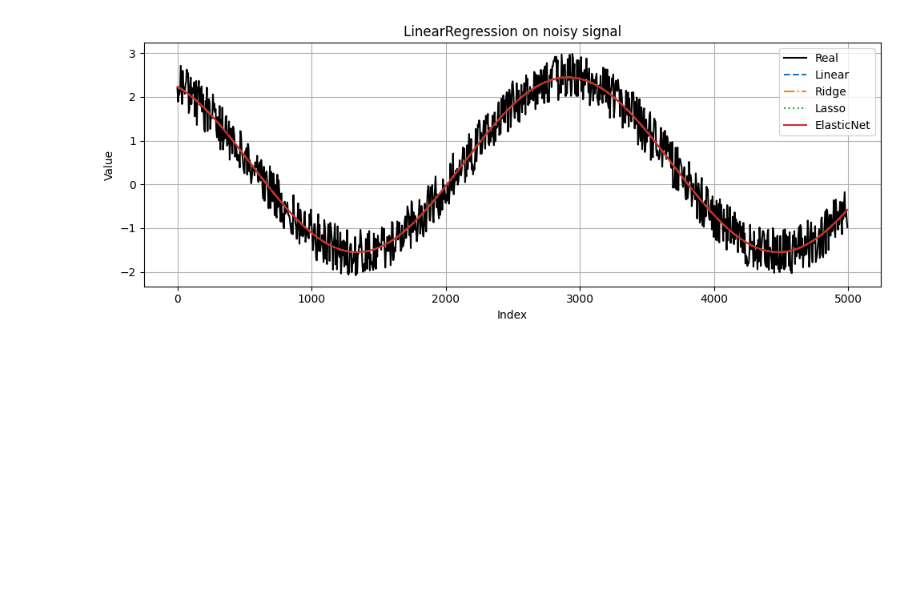
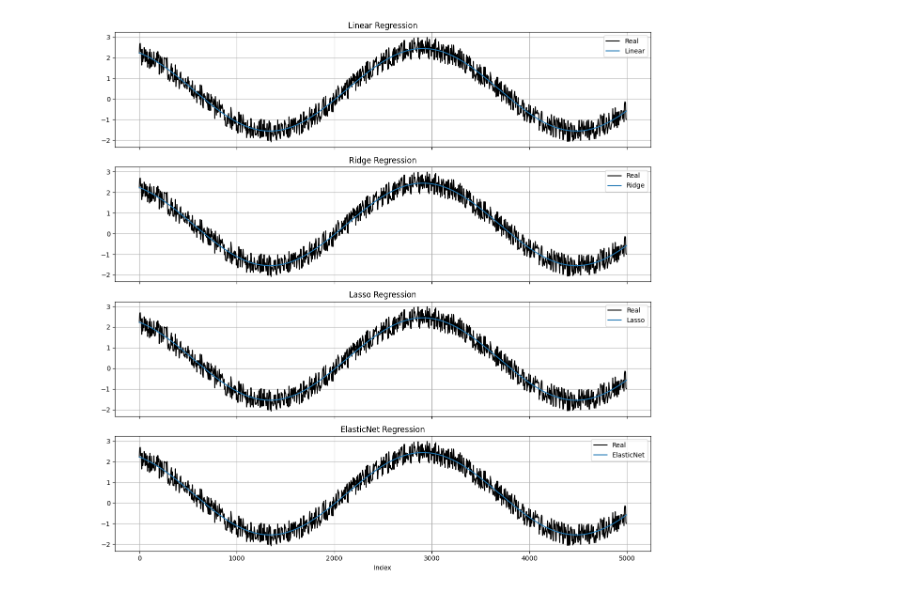
Before and after one commit to mohamad-hk/noisy-sine-regression, a Jupyter notebook: main.ipynb, the cells around one changed output. Saved outputs shown, nothing was run; the diff lists cells and outputs as text; code cells hidden in the pictures; blank space fills up the shorter version.

Commit message:
Separate plots for each models

```diff
--- a/main.ipynb
+++ b/main.ipynb
@@ -113,20 +113,20 @@ sse_test_elastic = np.sum((y_pred_test_elastic - y_test) ** 2)
 # %%
 sample = np.arange(0, 5000, 5)
 
-plt.figure(figsize=(10, 4))
-plt.plot(sample, y_test[sample], label="Real", color='black')
+model_names = ["Linear", "Ridge", "Lasso", "ElasticNet"]
+model_prediction = [y_pred_test_linear, y_pred_test_ridge, y_pred_test_lasso, y_pred_test_elastic]
 
-plt.plot(sample, y_pred_test_linear[sample], label="Linear", linestyle='--')
-plt.plot(sample, y_pred_test_ridge[sample], label="Ridge", linestyle='-.')
-plt.plot(sample, y_pred_test_lasso[sample], label="Lasso", linestyle=':')
-plt.plot(sample, y_pred_test_elastic[sample], label="ElasticNet", linestyle='-')
+fig, axes = plt.subplots(4, 1, figsize=(12, 12), sharex=True)
 
-plt.legend(loc='upper right')
-plt.title("Linear Regression on noisy signal")
+for i in range(4):
+    axes[i].plot(sample, y_test[sample], label="Real", color='black')
+    axes[i].plot(sample, model_prediction[i][sample], label=model_names[i])
+    axes[i].set_title(f"{model_names[i]} Regression")
+    axes[i].legend()
+    axes[i].grid(True)
+
 plt.xlabel("Index")
-plt.ylabel("Value")
-plt.grid(True)
 plt.tight_layout()
 plt.show()
 # %% [output]
-[figure, old version]
+[figure, new version]
```
